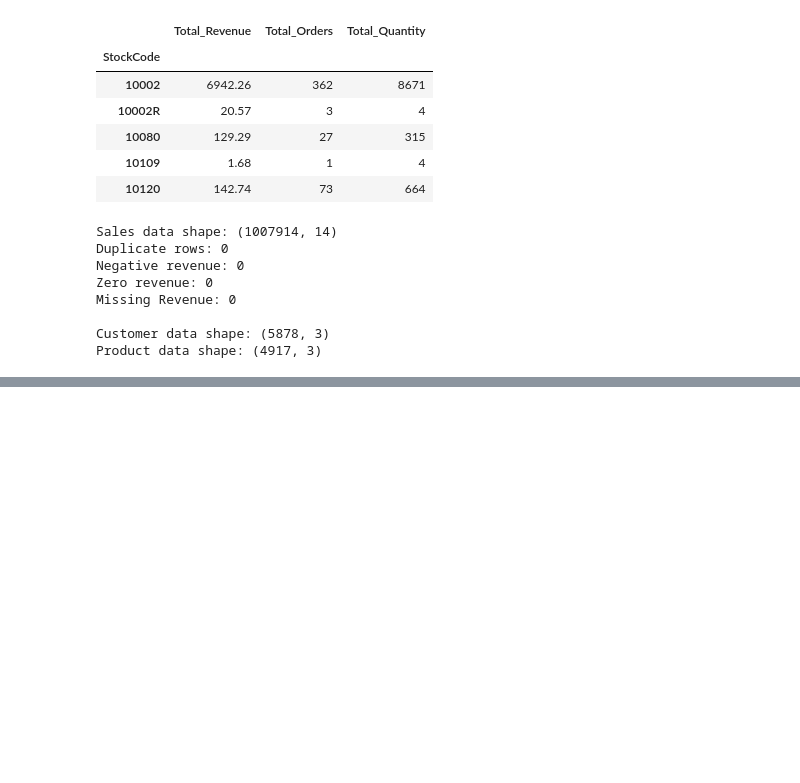
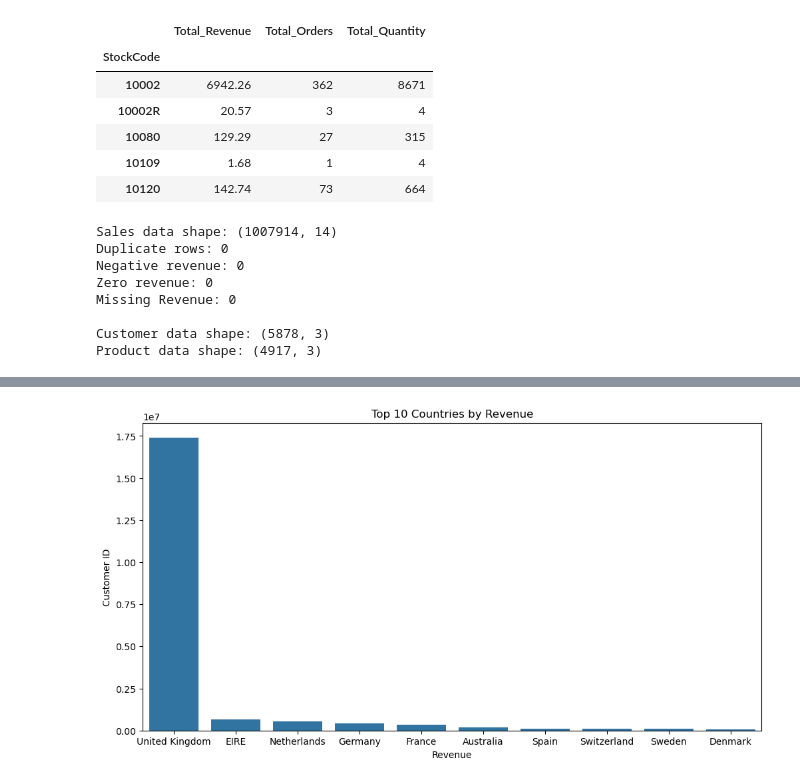
Before and after one commit to sodiumcodes/RetailPulse, a Jupyter notebook: notebooks/03_exploratory_analysis.ipynb, the cells around one changed output, grey strips where cells are left out. Saved outputs shown, nothing was run; the diff lists cells and outputs as text; code cells hidden in the pictures; blank space fills up the shorter version.

```diff
--- a/notebooks/03_exploratory_analysis.ipynb
+++ b/notebooks/03_exploratory_analysis.ipynb
@@ -132,0 +333,13 @@ product_data.to_csv(
+# %%
+#which country generates most revenue
+country_data = (
+    sales_data.groupby("Country")
+    .agg(
+        Total_Revenue=("Revenue", "sum"),
+        Total_Orders=("Invoice", "nunique"),
+        Total_Quantity=("Quantity", "sum")
+    )
+    .reset_index()
+)
+
+country_data.head()
@@ -132,0 +353,7 @@ product_data.to_csv(
+# %%
+top_countries_revenue = (
+    country_data
+    .sort_values("Total_Revenue", ascending=False)
+    .head(10)
+)
+top_countries_revenue
@@ -132,0 +467,16 @@ product_data.to_csv(
+# %%
+#Top 10 Countries by Revenue
+plt.figure(figsize=(12, 6))
+
+sns.barplot(
+    data=top_countries_revenue,
+    x="Country",
+    y="Total_Revenue"
+)
+
+plt.title("Top 10 Countries by Revenue")
+plt.xlabel("Revenue")
+plt.ylabel("Customer ID")
+plt.show()
+# %% [output]
+[figure, added]
```
Also changed, not shown: parts of 30 cells of this notebook, 1 other file.
